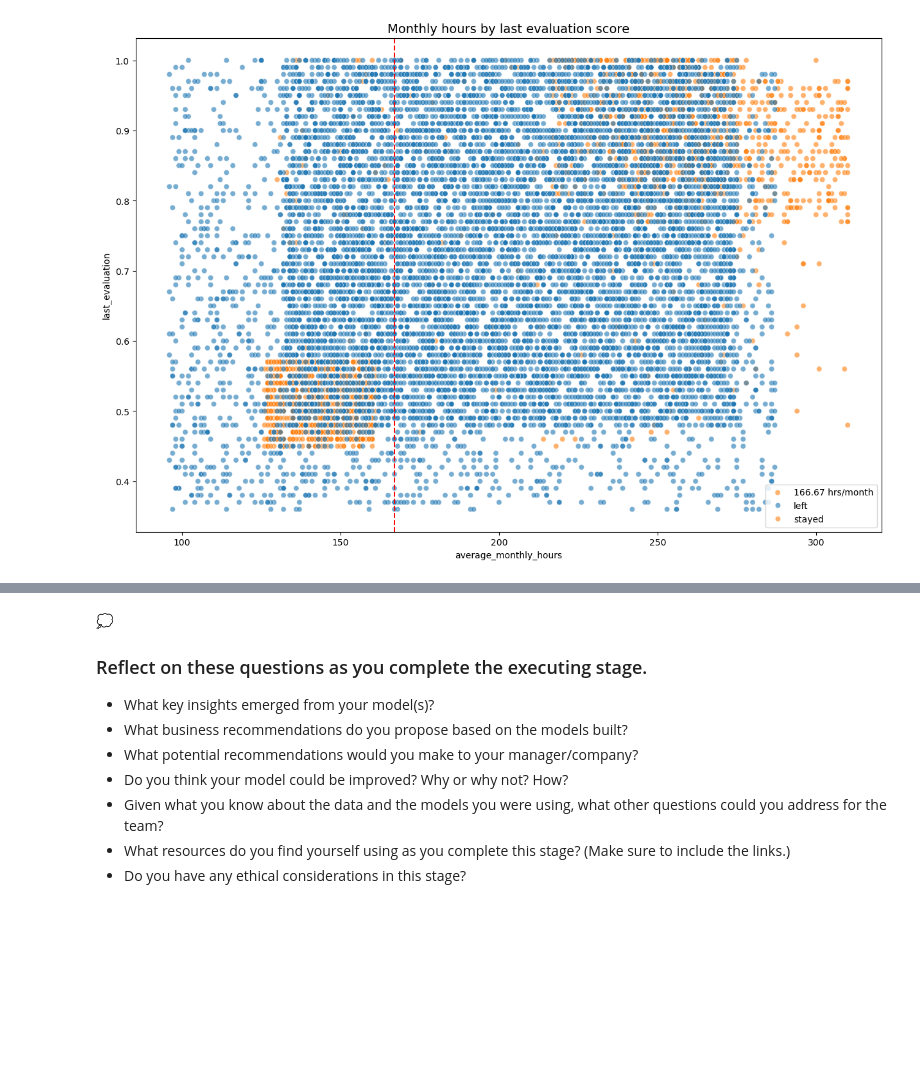
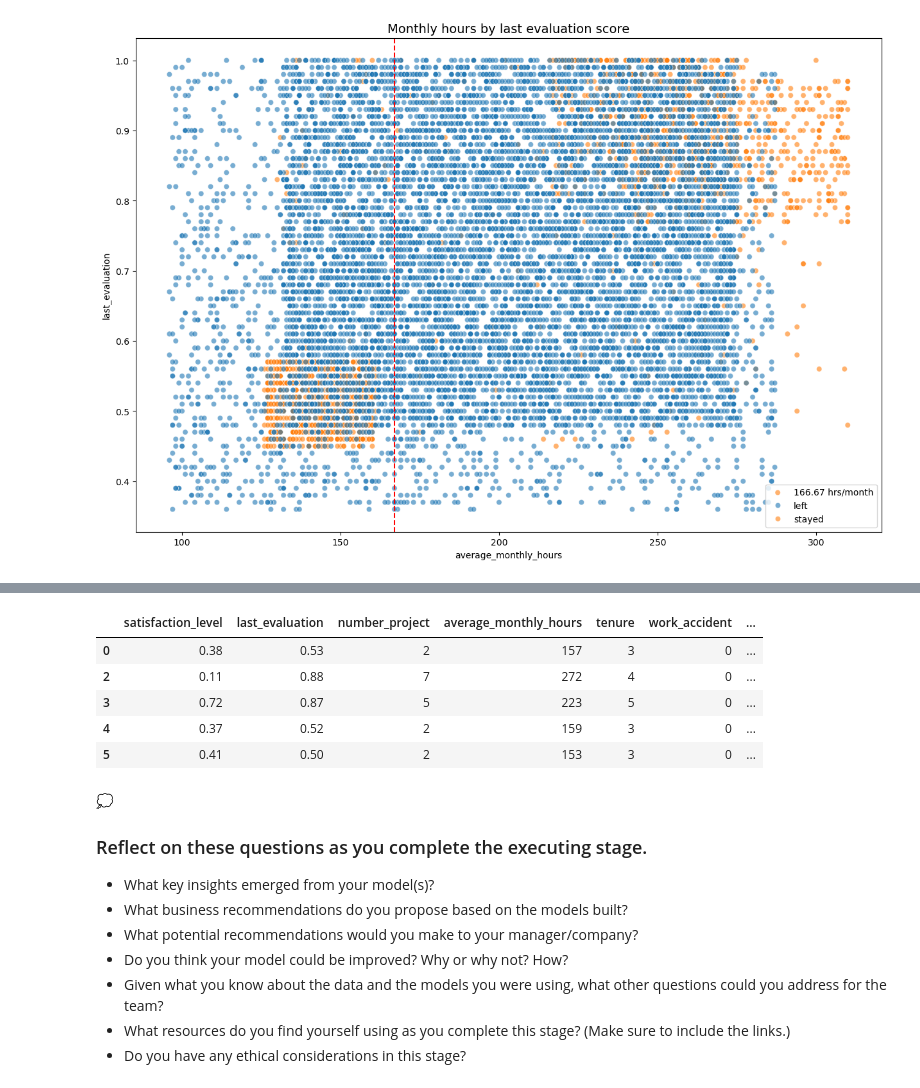
Before and after one commit to Anar-Abdullayev-23/Data-Driven-Suggestionf-for-HR, a Jupyter notebook: notebooks/Data-Driven_Suggestions_for_HR.ipynb, the cells around one changed output, grey strips where cells are left out. Saved outputs shown, nothing was run; the diff lists cells and outputs as text; code cells hidden in the pictures; blank space fills up the shorter version.

```diff
--- a/notebooks/Data-Driven_Suggestions_for_HR.ipynb
+++ b/notebooks/Data-Driven_Suggestions_for_HR.ipynb
@@ -356,0 +306,17 @@ Add as many cells as you need to conduct the modeling process.
+# %%
+# department and salary is non numeric columns
+# We can dummy department, however for salary it has some level inside like hieararchy. That is why we can convert it to numbers
+
+# Copy of data
+data1 = data.copy()
+
+# Encoding of salary --- I get a help from AI at this point after getting errors :)
+data1['salary'] = (
+    data1['salary'].astype('category')
+    .cat.set_categories(['low', 'medium', 'high'])
+    .cat.codes
+)
+
+# dummy department
+data1 = pd.get_dummies(data1, columns=['department'], drop_first=False)
+data1.head()
@@ -357,3 +340,14 @@ Add as many cells as you need to conduct the modeling process.
+# %%
+# For regression model we need to drop outliers from 'tenure'
+df_reg = data1[(data1['tenure'] >= lower_limit) & (data1['tenure'] <= upper_limit)]
+df_reg.head()
+# %% [output]
+|  | satisfaction_level | last_evaluation | number_project | average_monthly_hours | tenure | work_accident | ... |
+| 0 | 0.38 | 0.53 | 2 | 157 | 3 | 0 | ... |
+| 2 | 0.11 | 0.88 | 7 | 272 | 4 | 0 | ... |
+| 3 | 0.72 | 0.87 | 5 | 223 | 5 | 0 | ... |
+| 4 | 0.37 | 0.52 | 2 | 159 | 3 | 0 | ... |
+| 5 | 0.41 | 0.50 | 2 | 153 | 3 | 0 | ... |
 # %% [markdown]
 💭
 ### Reflect on these questions as you complete the executing stage.
```
Also changed, not shown: parts of 28 cells of this notebook.
